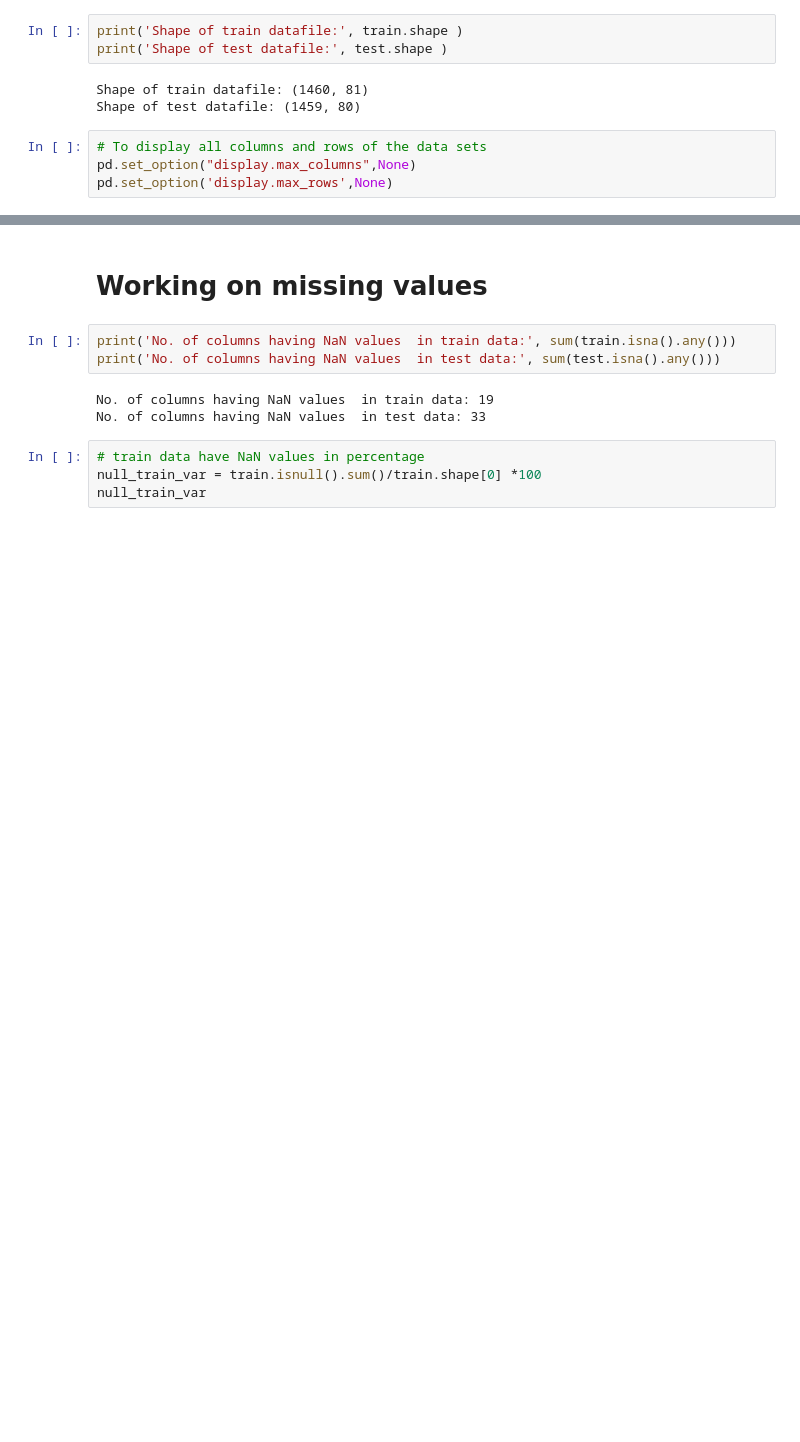
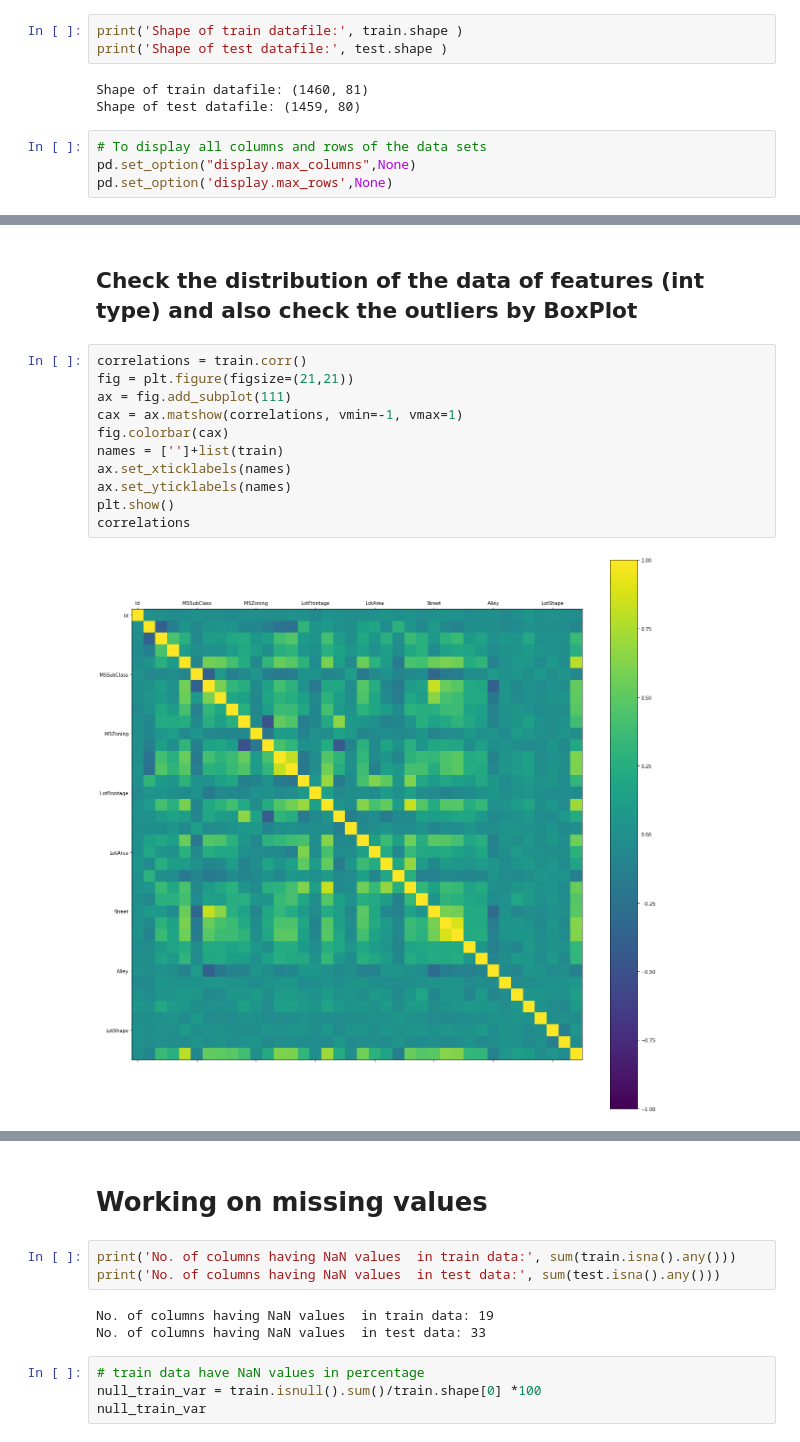
Before and after one commit to sachhinrao3/Kaggle-House-price-prediction-competition, a Jupyter notebook: House Price Prediction Model.ipynb, the cells around one changed output, grey strips where cells are left out. Cells and saved outputs as stored; diff of their text form; blank space fills up the shorter version.

```diff
--- a/House Price Prediction Model.ipynb
+++ b/House Price Prediction Model.ipynb
@@ -126,0 +142,15 @@ sns.heatmap(train.isnull(), yticklabels=False, cbar=False)
+# %% [markdown]
+## Check the distribution of the data of features (int type) and also check the outliers by BoxPlot
+# %%
+correlations = train.corr()
+fig = plt.figure(figsize=(21,21))
+ax = fig.add_subplot(111)
+cax = ax.matshow(correlations, vmin=-1, vmax=1)
+fig.colorbar(cax)
+names = ['']+list(train)
+ax.set_xticklabels(names)
+ax.set_yticklabels(names)
+plt.show()
+correlations
+# %% [output]
+[figure, added]
```
Also changed, not shown: parts of 93 cells of this notebook.
